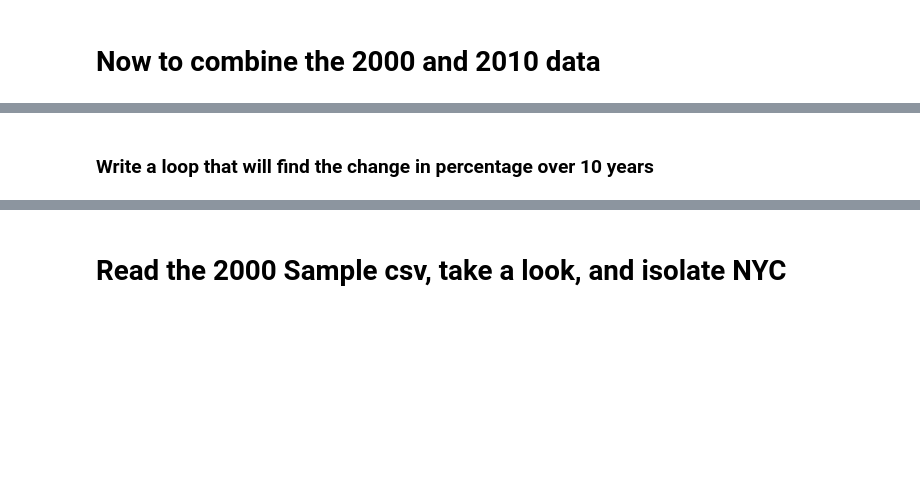
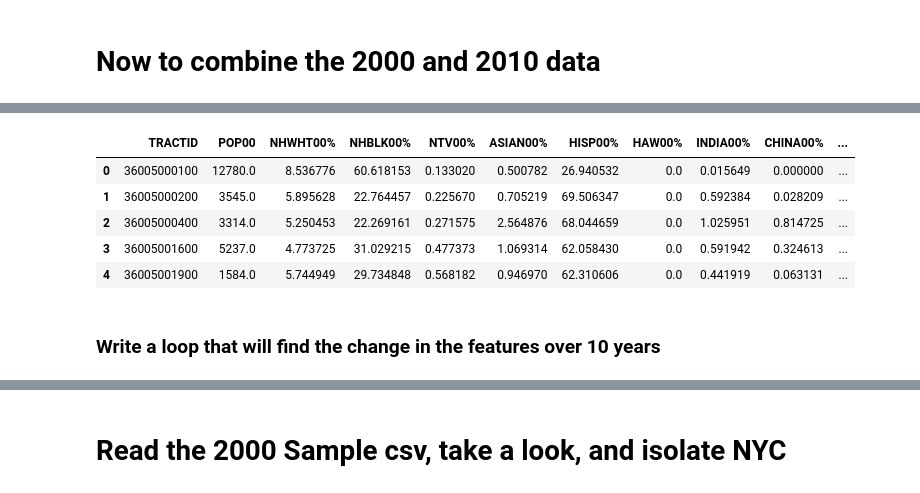
Before and after one commit to ptorres001/cluster_gentrification_new_york, a Jupyter notebook: LTDB_data.ipynb, the cells around one changed output, grey strips where cells are left out. Saved outputs shown, nothing was run; the diff lists cells and outputs as text; code cells hidden in the pictures; blank space fills up the shorter version.

```diff
--- a/LTDB_data.ipynb
+++ b/LTDB_data.ipynb
@@ -266,5 +266,15 @@ nyc_both.head()
 | 2 | 36005000400 | NY | Bronx County | Census Tract 4 | 3314.0 | 5.250453 | 22.269161 | 0.271575 | 2.564876 | 68.044659 | 0.0 | ... |
 | 3 | 36005001600 | NY | Bronx County | Census Tract 16 | 5237.0 | 4.773725 | 31.029215 | 0.477373 | 1.069314 | 62.058430 | 0.0 | ... |
 | 4 | 36005001900 | NY | Bronx County | Census Tract 19 | 1584.0 | 5.744949 | 29.734848 | 0.568182 | 0.946970 | 62.310606 | 0.0 | ... |
+# %%
+nyc_both.drop(nyc_both.columns[1:4],axis=1,inplace=True)
+nyc_both.head()
+# %% [output]
+|  | TRACTID | POP00 | NHWHT00% | NHBLK00% | NTV00% | ASIAN00% | HISP00% | HAW00% | INDIA00% | CHINA00% | ... |
+| 0 | 36005000100 | 12780.0 | 8.536776 | 60.618153 | 0.133020 | 0.500782 | 26.940532 | 0.0 | 0.015649 | 0.000000 | ... |
+| 1 | 36005000200 | 3545.0 | 5.895628 | 22.764457 | 0.225670 | 0.705219 | 69.506347 | 0.0 | 0.592384 | 0.028209 | ... |
+| 2 | 36005000400 | 3314.0 | 5.250453 | 22.269161 | 0.271575 | 2.564876 | 68.044659 | 0.0 | 1.025951 | 0.814725 | ... |
+| 3 | 36005001600 | 5237.0 | 4.773725 | 31.029215 | 0.477373 | 1.069314 | 62.058430 | 0.0 | 0.591942 | 0.324613 | ... |
+| 4 | 36005001900 | 1584.0 | 5.744949 | 29.734848 | 0.568182 | 0.946970 | 62.310606 | 0.0 | 0.441919 | 0.063131 | ... |
 # %% [markdown]
-### Write a loop that will find the change in percentage over 10 years
+### Write a loop that will find the change in the features over 10 years
```
Also changed, not shown: parts of 3 cells of this notebook.
